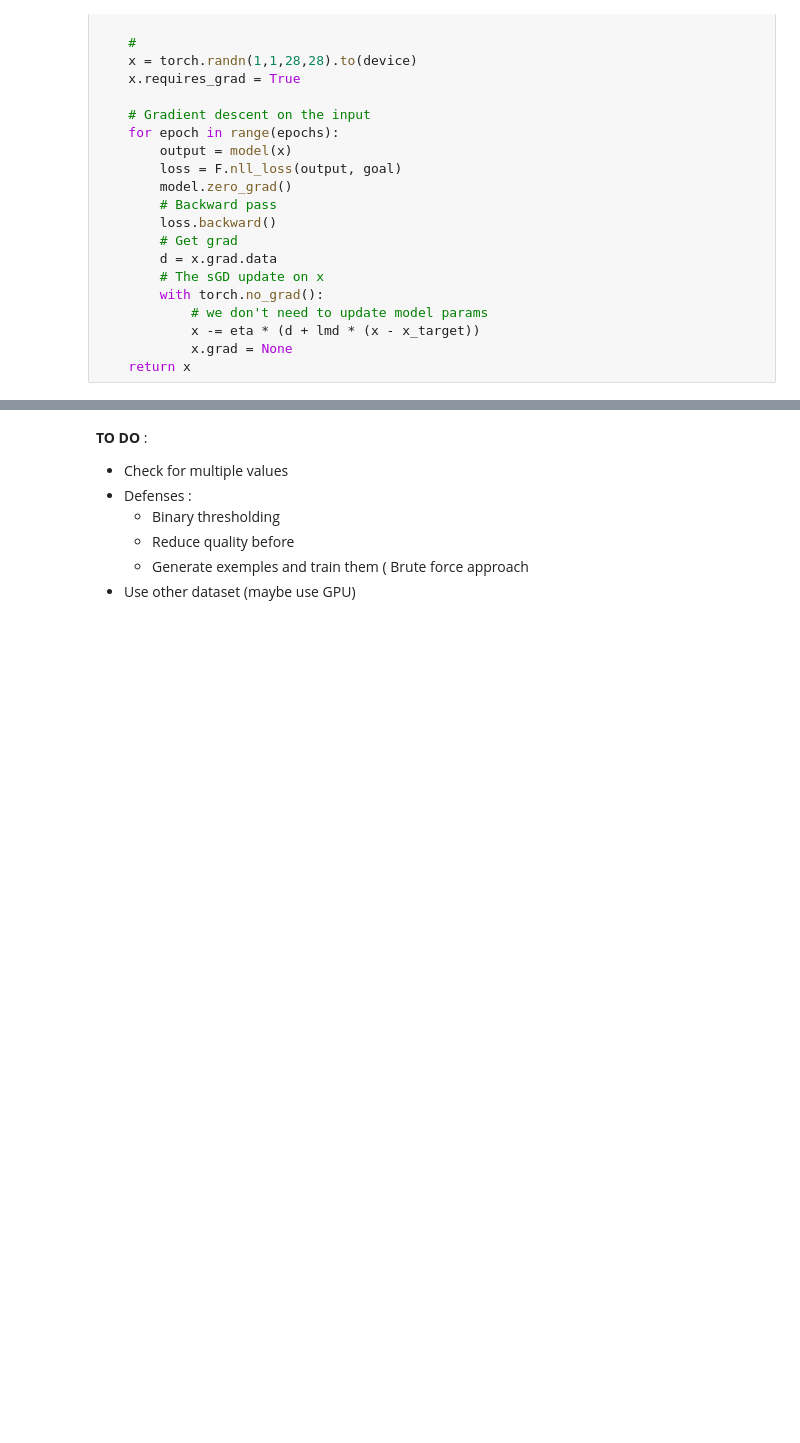
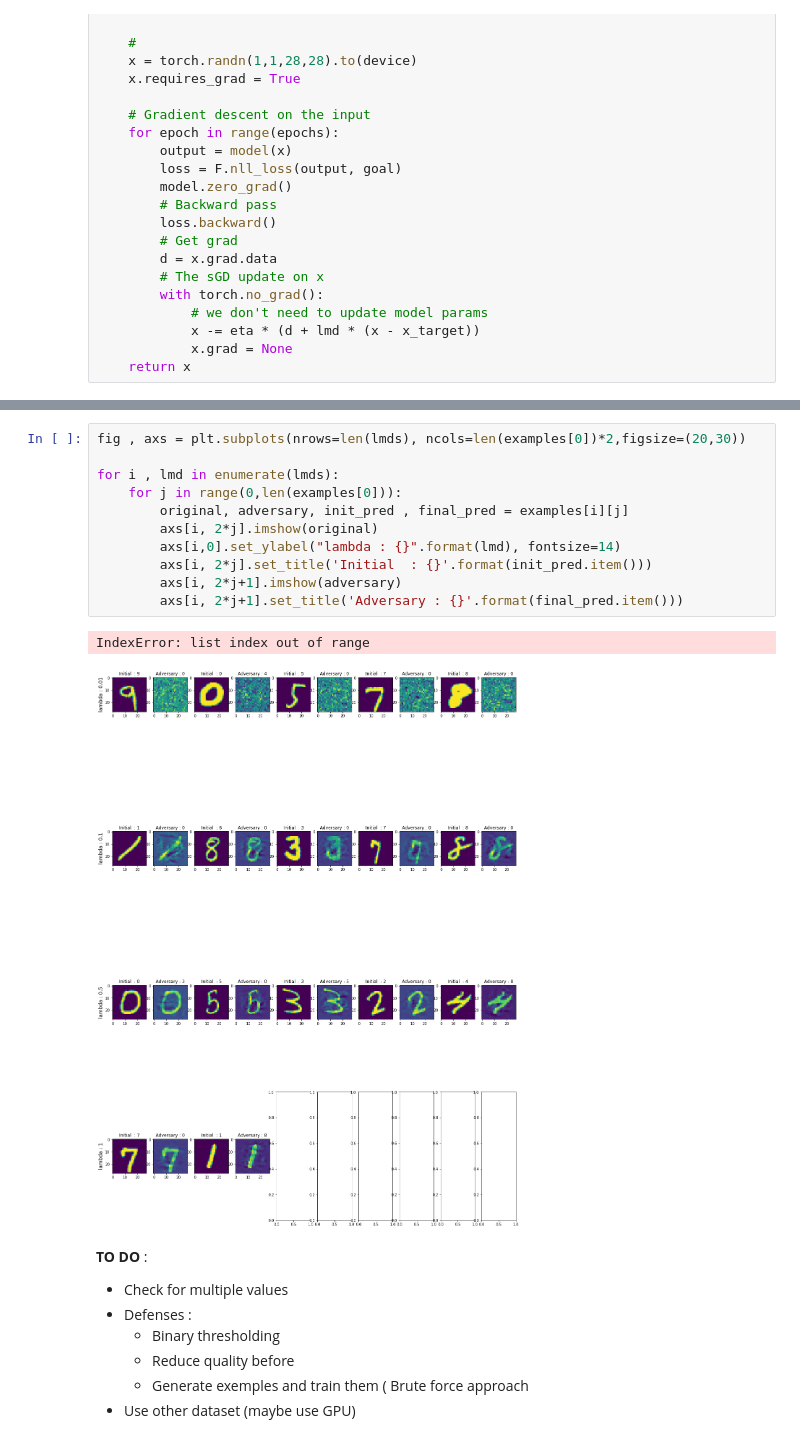
Before and after one commit to AmineDiro/Adversarial-Attacks, a Jupyter notebook: Adversarial attacks.ipynb, the cells around one changed output, grey strips where cells are left out. Drawn from its saved outputs; the diff is of its cells as text; blank space fills up the shorter version.

```diff
--- a/Adversarial attacks.ipynb
+++ b/Adversarial attacks.ipynb
@@ -343,3 +345,17 @@ for i, lmd in enumerate(lmds) :
+# %%
+fig , axs = plt.subplots(nrows=len(lmds), ncols=len(examples[0])*2,figsize=(20,30))
+
+for i , lmd in enumerate(lmds):
+    for j in range(0,len(examples[0])):
+        original, adversary, init_pred , final_pred = examples[i][j]
+        axs[i, 2*j].imshow(original)
+        axs[i,0].set_ylabel("lambda : {}".format(lmd), fontsize=14)
+        axs[i, 2*j].set_title('Initial  : {}'.format(init_pred.item()))
+        axs[i, 2*j+1].imshow(adversary)
+        axs[i, 2*j+1].set_title('Adversary : {}'.format(final_pred.item()))
+# %% [output]
+IndexError: list index out of range
+[figure, added]
 # %% [markdown]
 **TO DO** :
 * Check for multiple values
```
Also changed, not shown: parts of 36 cells of this notebook, 3 other files.
